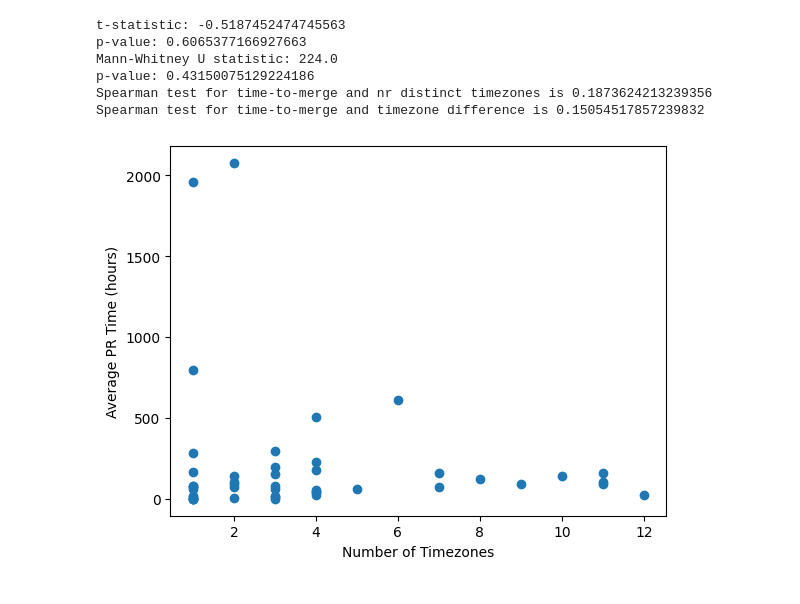
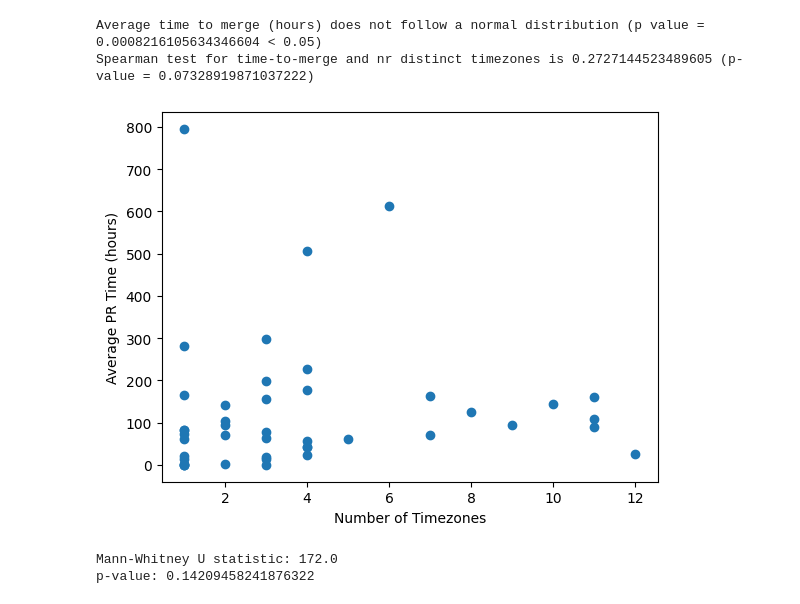
Before and after one commit to ShrushtiK/SoftwareAnalytics, a Jupyter notebook: RQ1_analysis.ipynb, the cells around one changed output. Saved outputs shown, nothing was run; the diff lists cells and outputs as text; code cells hidden in the pictures.

```diff
--- a/RQ1_analysis.ipynb
+++ b/RQ1_analysis.ipynb
@@ -27,7 +32,7 @@ def time_difference(d1, d2, unit='hours'):
     else:
         raise ValueError("Invalid unit. Please use 'hours' or 'minutes'.")
 
-f1 = open("data/4_collaborators_and_users_with_timezone.json")
+f1 = open("data/5_collaborators_and_users_with_timezone.json")
 f2 = open("data/4_pull_requests.json")
 data_tz = json.load(f1)
 data_pr = json.load(f2)
@@ -282,54 +280,52 @@ A shapiro-wilk test was performed in RQ2_analysis Jupyter Notebook to check for
 # %%
 import json
 import pandas as pd
 import numpy as np
 from scipy import stats
 from scipy.stats import mannwhitneyu
 import statsmodels.api as sm
 import matplotlib.pyplot as plt
 
 with open('data_rq1/RQ1_utc_ordered_avg_prs.json', 'r') as f:
     data = json.load(f)
 
 df = pd.DataFrame(data)
 
-# Split the data based on nr_timezones
-df_nr_timezones_gte_5 = df[df['nr_timezones'] >= 5]
-df_nr_timezones_lt_5 = df[df['nr_timezones'] < 5]
+# Shapiro-Wilk test for Normal Distribution
+from scipy.stats import shapiro
 
-# Perform a two-sample t-test
-t_stat, p_val = stats.ttest_ind(df_nr_timezones_gte_5['average_pr_time'], df_nr_timezones_lt_5['average_pr_time'])
+def test_ShapiroWilk(values, label):
+    res = shapiro(values)
+    if res.pvalue>0.05: # if true, then normal distibution
+        print(f'{label} follows a normal distribution (p value = {res.pvalue} > 0.05)')
+    else:
+        print(f'{label} does not follow a normal distribution (p value = {res.pvalue} < 0.05)')
 
-print(f"t-statistic: {t_stat}")
-print(f"p-value: {p_val}")
+timetomerge=df['average_pr_time']
+test_ShapiroWilk(y_values, 'Average time to merge (hours)')
 
-# Man-Whitney U-test
+# Spearman test
+statistic, p_value = stats.spearmanr(df['average_pr_time'], df['nr_timezones'])
+print(f"Spearman test for time-to-merge and nr distinct timezones is {statistic} (p-value = {p_value})")
+
+# Scatterplot of average_pr_time vs nr_timezones
+plt.scatter(df['nr_timezones'], df['average_pr_time'])
+plt.xlabel('Number of Timezones')
+plt.ylabel('Average PR Time (hours)')
+plt.show()
+
+# Mann-Whitney U-test
 median_nr_timezones = df['nr_timezones'].median()
 group1 = df[df['nr_timezones'] < median_nr_timezones]['average_pr_time']
 group2 = df[df['nr_timezones'] >= median_nr_timezones]['average_pr_time']
 
 stat, p_value = mannwhitneyu(group1, group2, alternative='two-sided')
 
 print(f"Mann-Whitney U statistic: {stat}")
 print(f"p-value: {p_value}")
-
-# Spearman test
-spearman_test_nr_timezones = stats.spearmanr(df['average_pr_time'], df['nr_timezones'])
-print(f"Spearman test for time-to-merge and nr distinct timezones is {spearman_test_nr_timezones.statistic}")
-
-spearman_test_timezone_diff = stats.spearmanr(df['average_pr_time'], df['timezone_difference'])
-print(f"Spearman test for time-to-merge and timezone difference is {spearman_test_timezone_diff.statistic}")
-
-# Scatterplot of average_pr_time vs nr_timezones
-plt.scatter(df['nr_timezones'], df['average_pr_time'])
-plt.xlabel('Number of Timezones')
-plt.ylabel('Average PR Time (hours)')
-plt.show()
 # %% [output]
-t-statistic: -0.5187452474745563
-p-value: 0.6065377166927663
-Mann-Whitney U statistic: 224.0
-p-value: 0.43150075129224186
-Spearman test for time-to-merge and nr distinct timezones is 0.1873624213239356
-Spearman test for time-to-merge and timezone difference is 0.15054517857239832
+Average time to merge (hours) does not follow a normal distribution (p value = 0.0008216105634346604 < 0.05)
+Spearman test for time-to-merge and nr distinct timezones is 0.2727144523489605 (p-value = 0.07328919871037222)
-[figure, old version]
+[figure, new version]
+Mann-Whitney U statistic: 172.0
+p-value: 0.14209458241876322
```
Also changed, not shown: parts of 18 cells of this notebook, 4 other files.
